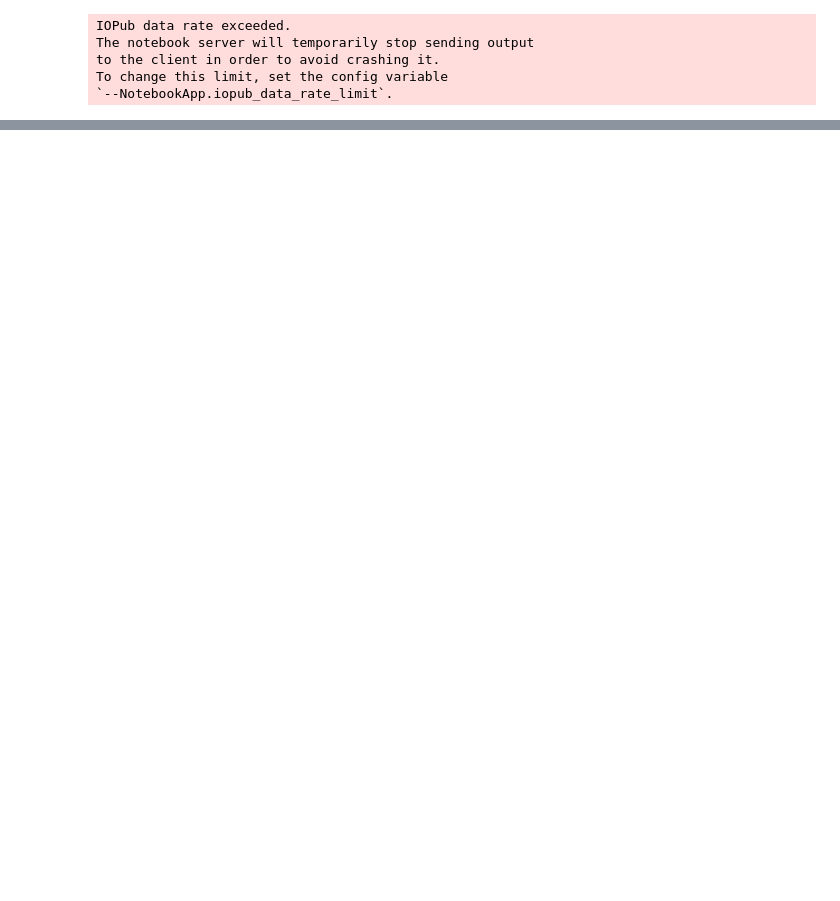
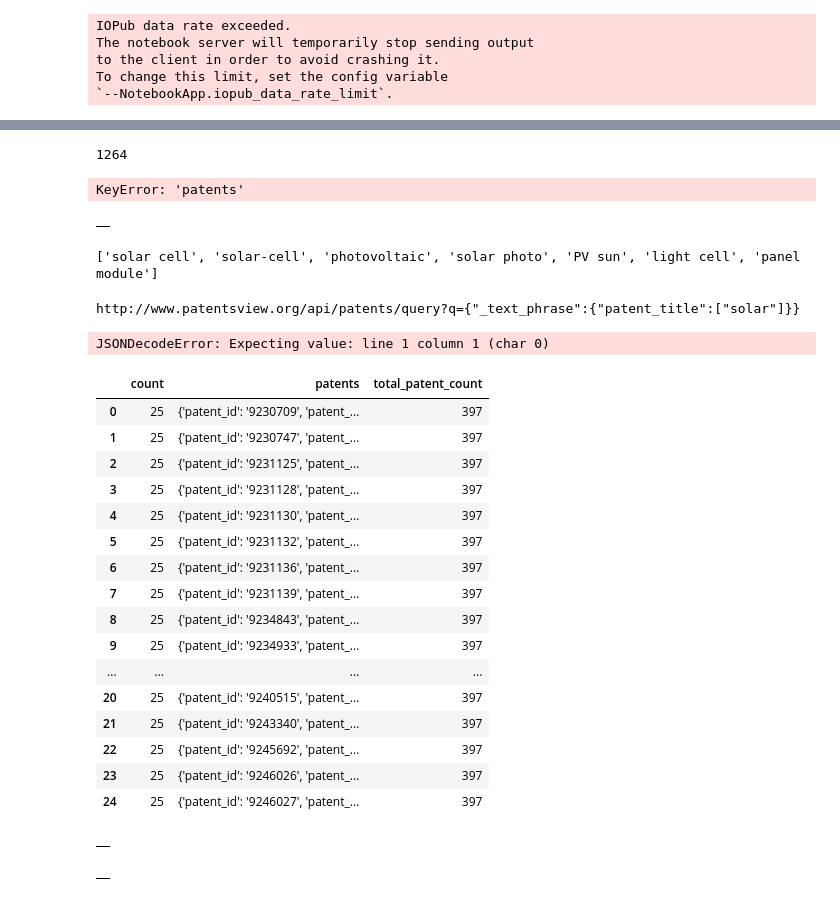
Before and after one commit to oabouzaid/Applied-Data-Analysis, a Jupyter notebook: project/Project_patents_NS.ipynb, the cells around one changed output, grey strips where cells are left out. Saved outputs shown, nothing was run; the diff lists cells and outputs as text; code cells hidden in the pictures; blank space fills up the shorter version.

```diff
--- a/project/Project_patents_NS.ipynb
+++ b/project/Project_patents_NS.ipynb
@@ -138,0 +165,58 @@ True
+# %%
+[dfPatent, nb_patent]=get_patents_keywords(Keywords_Solar_Power,'2016')
+nb_patent
+# %% [output]
+1264
+# %%
+list(map(lambda x: x['patent_title'],df_key_word['patents']))
+# %% [output]
+KeyError: 'patents'
+# %%
+df_key_word
+# %% [output]
+|  |
+# %%
+print(Keywords_Solar_Power)
+# %% [output]
+['solar cell', 'solar-cell', 'photovoltaic', 'solar photo', 'PV sun', 'light cell', 'panel module']
+# %%
+query='q={"_text_phrase":{"patent_title":["solar"]}}'
+print(URL+query)
+r = requests.get(URL+query).json()
+pd.DataFrame(r)
+
+http://www.patentsview.org/api/patents/query?q={"inventor_last_name":["Whitney","Hopper"]}
+# %% [output]
+http://www.patentsview.org/api/patents/query?q={"_text_phrase":{"patent_title":["solar"]}}
+JSONDecodeError: Expecting value: line 1 column 1 (char 0)
+# %%
+r = requests.get('http://www.patentsview.org/api/patents/query?q={"_and":[{"_gte":{"patent_date":"2016-01-01"}},{"_lt":{"patent_date":"2017-01-01"}},{"_text_phrase":{"patent_title":"solar cell"}}]}').json()
+pd.DataFrame(r)
+
+pd.concat([pd.DataFrame(),pd.DataFrame(r)])
+# %% [output]
+|  | count | patents | total_patent_count |
+| 0 | 25 | {'patent_id': '9230709', 'patent_... | 397 |
+| 1 | 25 | {'patent_id': '9230747', 'patent_... | 397 |
+| 2 | 25 | {'patent_id': '9231125', 'patent_... | 397 |
+| 3 | 25 | {'patent_id': '9231128', 'patent_... | 397 |
+| 4 | 25 | {'patent_id': '9231130', 'patent_... | 397 |
+| 5 | 25 | {'patent_id': '9231132', 'patent_... | 397 |
+| 6 | 25 | {'patent_id': '9231136', 'patent_... | 397 |
+| 7 | 25 | {'patent_id': '9231139', 'patent_... | 397 |
+| 8 | 25 | {'patent_id': '9234843', 'patent_... | 397 |
+| 9 | 25 | {'patent_id': '9234933', 'patent_... | 397 |
+| ... | ... | ... | ... |
+| 20 | 25 | {'patent_id': '9240515', 'patent_... | 397 |
+| 21 | 25 | {'patent_id': '9243340', 'patent_... | 397 |
+| 22 | 25 | {'patent_id': '9245692', 'patent_... | 397 |
+| 23 | 25 | {'patent_id': '9246026', 'patent_... | 397 |
+| 24 | 25 | {'patent_id': '9246027', 'patent_... | 397 |
+# %%
+df_key_word
+# %% [output]
+|  |
+# %%
+dfPatent
+# %% [output]
+|  |
```
Also changed, not shown: parts of 7 cells of this notebook.
